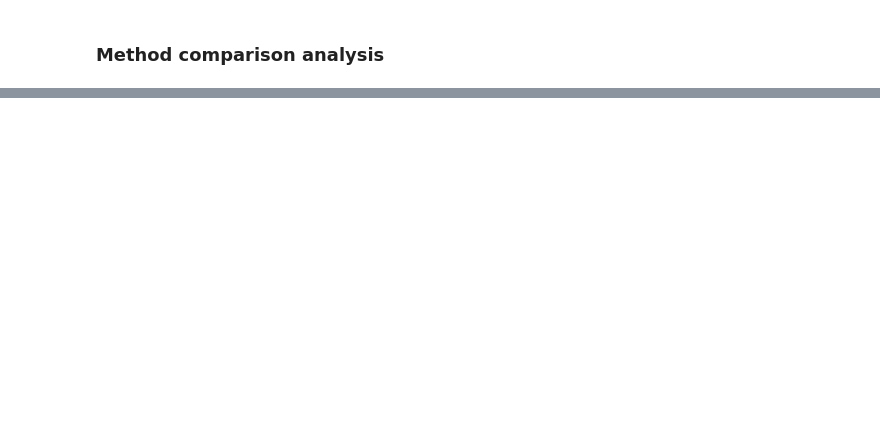
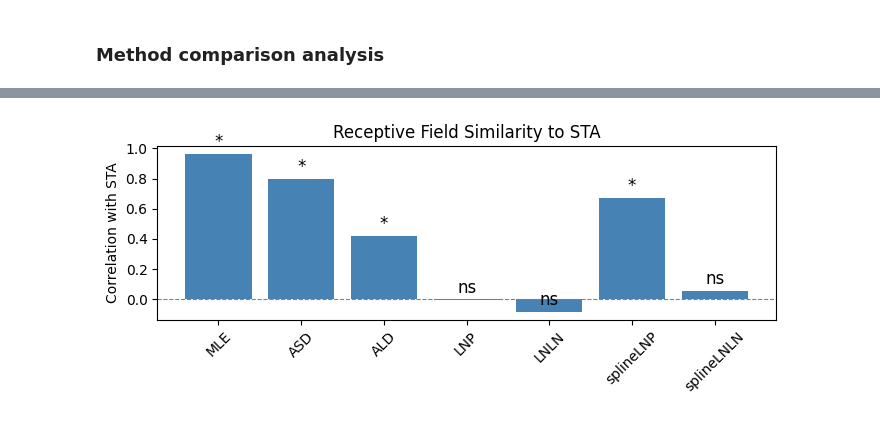
Before and after one commit to luciaganton/Neural-Data-Science, a Jupyter notebook: practical02_final_version.ipynb, the cells around one changed output, grey strips where cells are left out. Drawn from its saved outputs; the diff is of its cells as text; code cells hidden in the pictures; blank space fills up the shorter version.

```diff
--- a/practical02_final_version.ipynb
+++ b/practical02_final_version.ipynb
@@ -1997,0 +2028,14 @@ print(filters_main[neuron_id]["LNLN_w_opt"].flatten().shape)
+# %%
+results = {}
+
+for method_name, w in w_dict.items():
+    corr, p = permutation_test_vs_sta(w, w_sta)
+    results[method_name] = {"corr_with_STA": corr, "p_value": p}
+# %%
+print(f"{'Method':<12} | {'Corr w/ STA':>10} | {'p-value':>8} | Sig")
+print("-" * 40)
+for name, stats in results.items():
+    corr = stats["corr_with_STA"]
+    p = stats["p_value"]
+    sig = "*" if p < 0.05 else "ns"
+    print(f"{name:<12} | {corr:10.3f} | {p:8.4f} | {sig}")
@@ -1997,0 +2052,31 @@ print(filters_main[neuron_id]["LNLN_w_opt"].flatten().shape)
+# %%
+# Extract method names and metrics
+method_names = list(results.keys())
+correlations = [results[m]["corr_with_STA"] for m in method_names]
+p_values = [results[m]["p_value"] for m in method_names]
+significance = ["*" if p < 0.05 else "ns" for p in p_values]
+
+# Plot for better visualization
+plt.figure(figsize=(7, 3))
+bars = plt.bar(method_names, correlations, color="steelblue")
+plt.axhline(0, color="gray", linewidth=0.8, linestyle="--")
+plt.ylabel("Correlation with STA")
+plt.title("Receptive Field Similarity to STA")
+
+# Annotate significance
+for i, (bar, sig) in enumerate(zip(bars, significance)):
+    y = bar.get_height()
+    plt.text(
+        bar.get_x() + bar.get_width() / 2,
+        y + 0.02,
+        sig,
+        ha="center",
+        va="bottom",
+        fontsize=12,
+    )
+
+plt.xticks(rotation=45)
+plt.tight_layout()
+plt.show()
+# %% [output]
+[figure, added]
```
Also changed, not shown: parts of 38 cells of this notebook.
